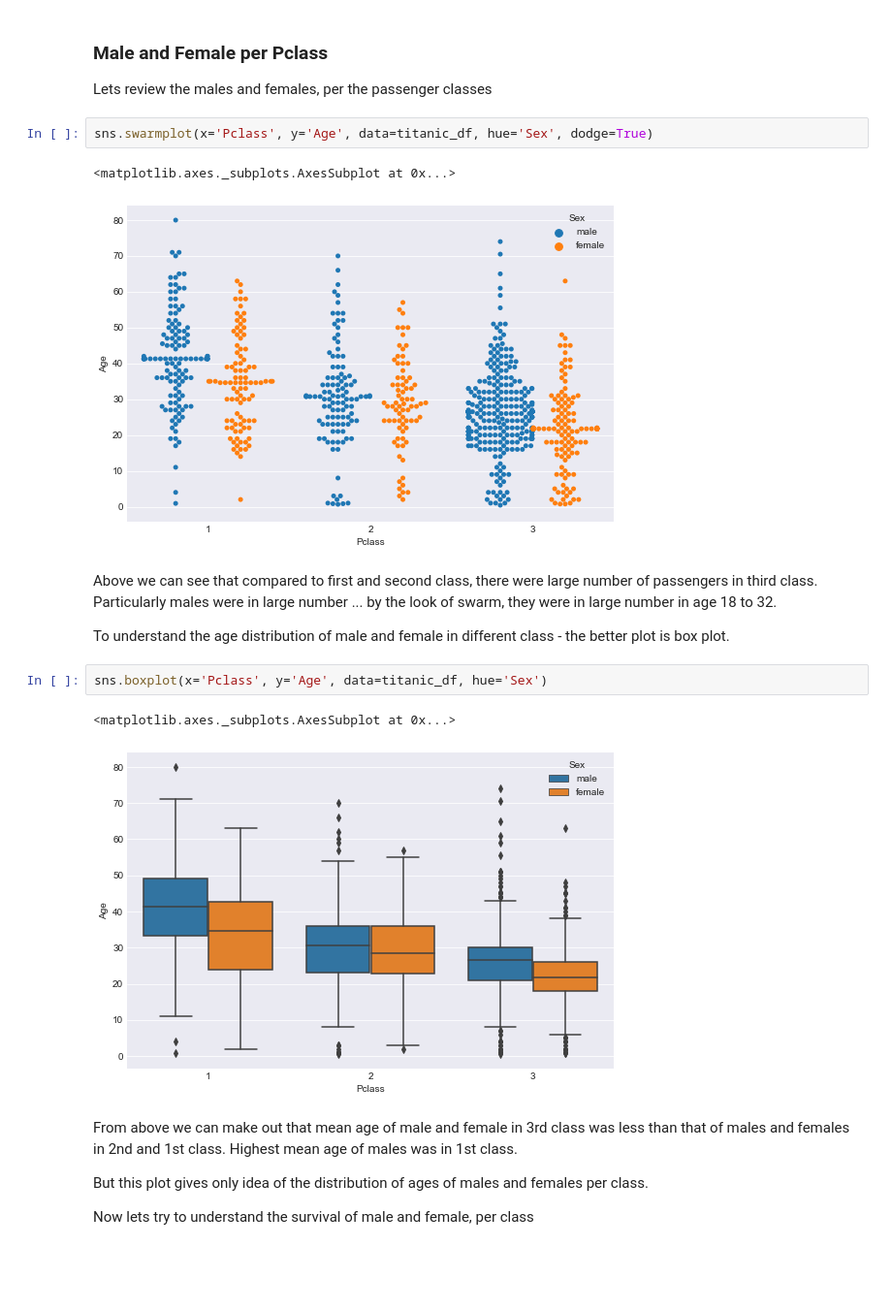
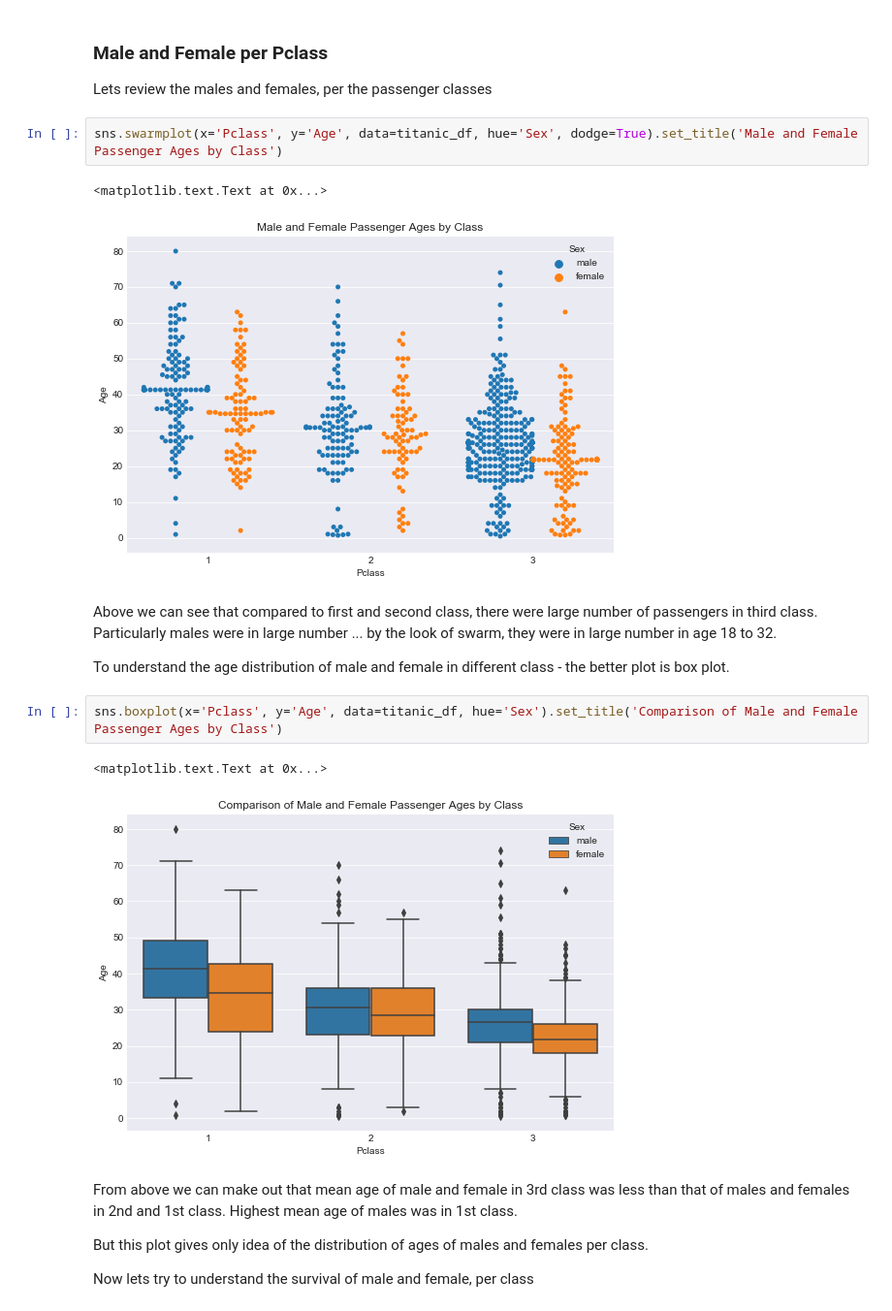
Before and after one commit to vikramsjn/Investigate-Titanic-Dataset, a Jupyter notebook: Analysis of Titanic Dataset.ipynb, the cells around one changed output. Shown at 97% size. Drawn from its saved outputs; the diff is of its cells as text; blank space fills up the shorter version.

Commit message:
titles were missing on plots, and in some cases x & y labels

```diff
--- a/Analysis of Titanic Dataset.ipynb
+++ b/Analysis of Titanic Dataset.ipynb
@@ -608,20 +621,20 @@ From the proportions above, and the visualization, taking into consideration the
 
 Lets review the males and females, per the passenger classes
 # %%
-sns.swarmplot(x='Pclass', y='Age', data=titanic_df, hue='Sex', dodge=True)
+sns.swarmplot(x='Pclass', y='Age', data=titanic_df, hue='Sex', dodge=True).set_title('Male and Female Passenger Ages by Class')
 # %% [output]
-<matplotlib.axes._subplots.AxesSubplot at 0x...>
+<matplotlib.text.Text at 0x...>
-[figure, old version]
+[figure, new version]
 # %% [markdown]
 Above we can see that compared to first and second class, there were large number of passengers in third class.
 Particularly males were in large number ... by the look of swarm, they were in large number in age 18 to 32.
 
 To understand the age distribution of male and female in different class - the better plot is box plot.
 # %%
-sns.boxplot(x='Pclass', y='Age', data=titanic_df, hue='Sex')
+sns.boxplot(x='Pclass', y='Age', data=titanic_df, hue='Sex').set_title('Comparison of Male and Female Passenger Ages by Class')
 # %% [output]
-<matplotlib.axes._subplots.AxesSubplot at 0x...>
+<matplotlib.text.Text at 0x...>
-[figure, old version]
+[figure, new version]
 # %% [markdown]
 From above we can make out that mean age of male and female in 3rd class was less than that of males and females in 2nd and 1st class.
 Highest mean age of males was in 1st class.
```
Also changed, not shown: parts of 17 cells of this notebook, 1 other file.
